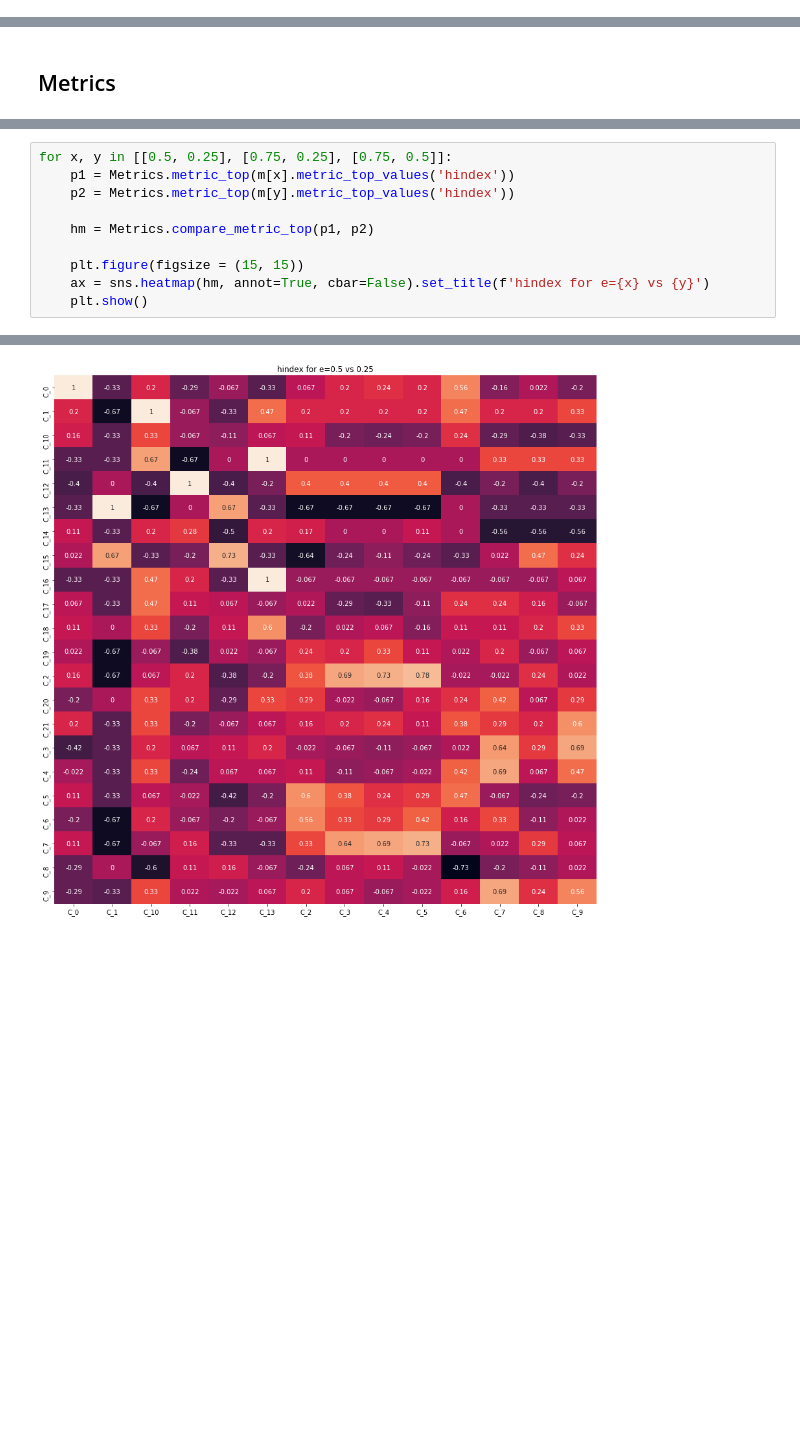
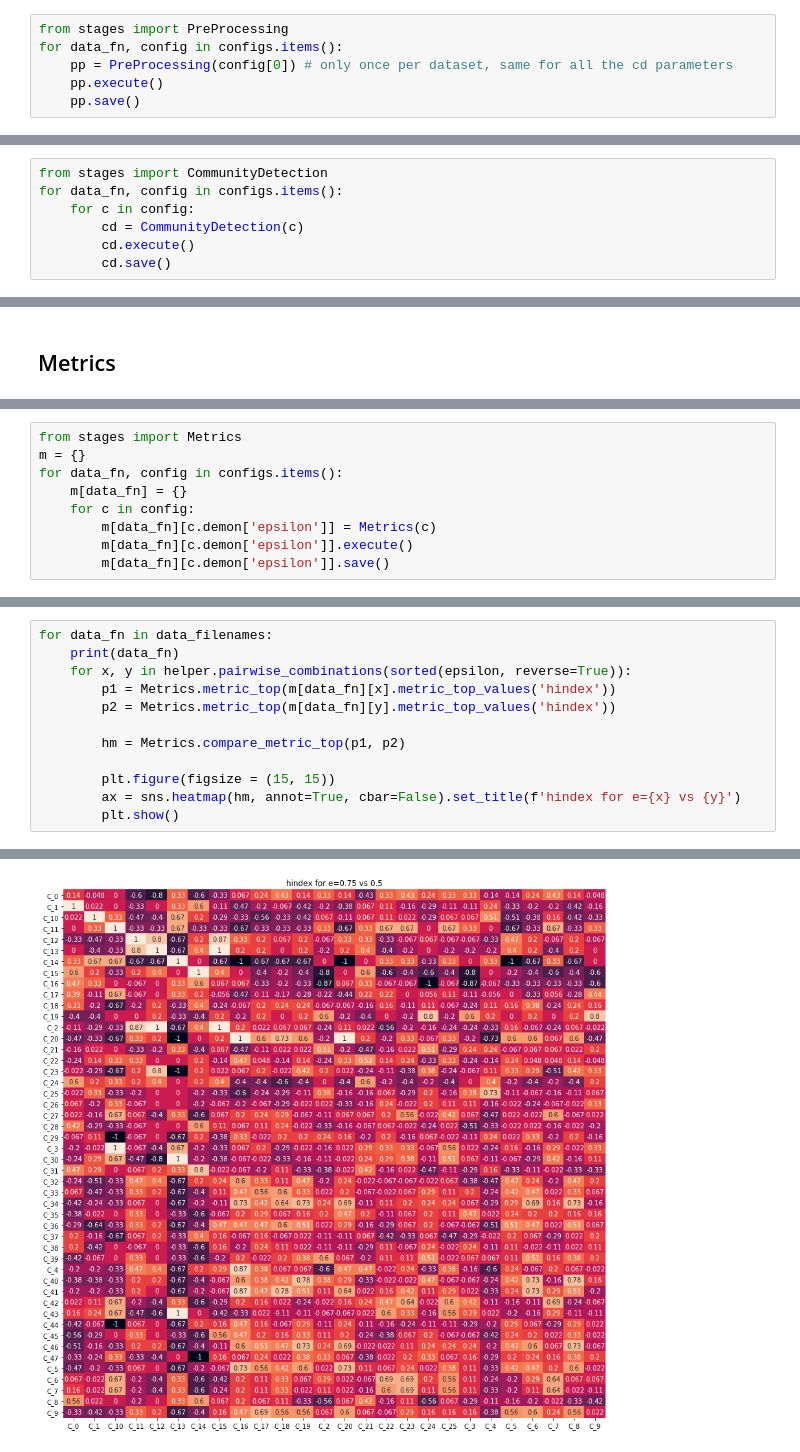
Before and after one commit to flaprimo/twitter-network-analysis, a Jupyter notebook: analysis.ipynb, the cells around one changed output, grey strips where cells are left out. Saved outputs shown, nothing was run; the diff lists cells and outputs as text; blank space fills up the shorter version.

Commit message:
add support for multiple datasets, improve logging, update gitignore, improved pairwise analysis for communities

```diff
--- a/analysis.ipynb
+++ b/analysis.ipynb
@@ -22,0 +35,6 @@ edges = pre_processing.edges
+# %%
+from stages import PreProcessing
+for data_fn, config in configs.items():
+    pp = PreProcessing(config[0]) # only once per dataset, same for all the cd parameters
+    pp.execute()
+    pp.save()
@@ -40,0 +54,7 @@ for e in epsilon:
+# %%
+from stages import CommunityDetection
+for data_fn, config in configs.items():
+    for c in config:
+        cd = CommunityDetection(c)
+        cd.execute()
+        cd.save()
@@ -49,0 +81,9 @@ for e in epsilon:
+# %%
+from stages import Metrics
+m = {}
+for data_fn, config in configs.items():
+    m[data_fn] = {}
+    for c in config:
+        m[data_fn][c.demon['epsilon']] = Metrics(c)
+        m[data_fn][c.demon['epsilon']].execute()
+        m[data_fn][c.demon['epsilon']].save()
@@ -50,11 +108,13 @@ for e in epsilon:
 # %%
-for x, y in [[0.5, 0.25], [0.75, 0.25], [0.75, 0.5]]:
-    p1 = Metrics.metric_top(m[x].metric_top_values('hindex'))
-    p2 = Metrics.metric_top(m[y].metric_top_values('hindex'))
+for data_fn in data_filenames:
+    print(data_fn)
+    for x, y in helper.pairwise_combinations(sorted(epsilon, reverse=True)):
+        p1 = Metrics.metric_top(m[data_fn][x].metric_top_values('hindex'))
+        p2 = Metrics.metric_top(m[data_fn][y].metric_top_values('hindex'))
 
-    hm = Metrics.compare_metric_top(p1, p2)
+        hm = Metrics.compare_metric_top(p1, p2)
 
-    plt.figure(figsize = (15, 15))
-    ax = sns.heatmap(hm, annot=True, cbar=False).set_title(f'hindex for e={x} vs {y}')
-    plt.show()
+        plt.figure(figsize = (15, 15))
+        ax = sns.heatmap(hm, annot=True, cbar=False).set_title(f'hindex for e={x} vs {y}')
+        plt.show()
 # %% [output]
@@ -61 +127 @@ for x, y in [[0.5, 0.25], [0.75, 0.25], [0.75, 0.5]]:
-[figure, old version]
+[figure, new version]
```
Also changed, not shown: parts of 10 cells of this notebook, 6 other files.
